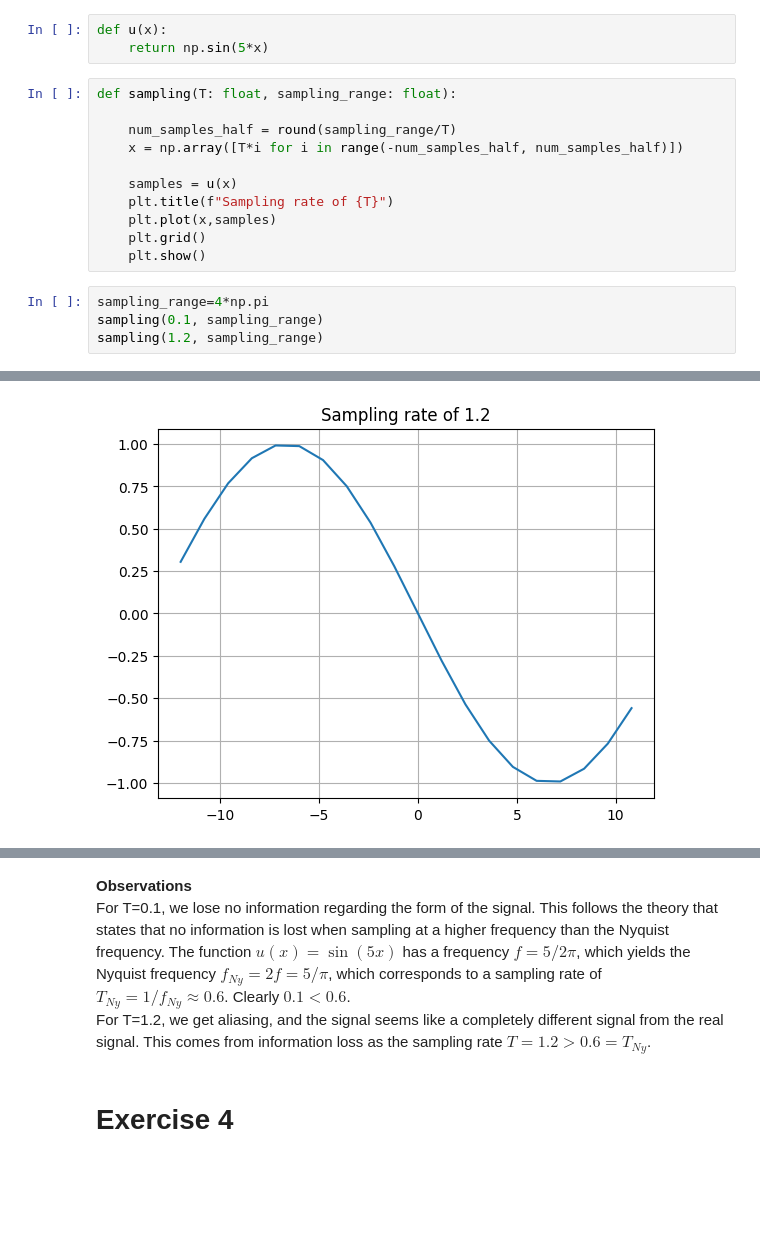
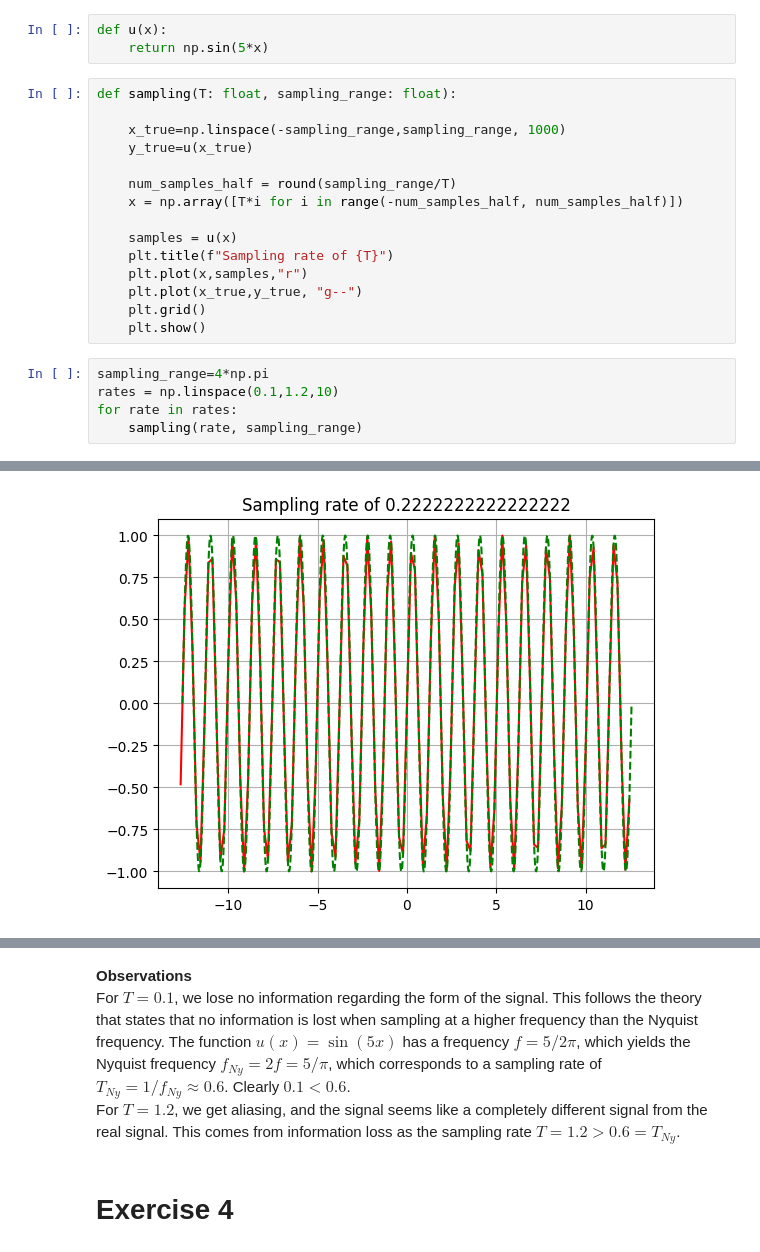
Before and after one commit to sindrol/Image-Processing, a Jupyter notebook: Exercise4.ipynb, the cells around one changed output, grey strips where cells are left out. Drawn from its saved outputs; the diff is of its cells as text; blank space fills up the shorter version.

```diff
--- a/Exercise4.ipynb
+++ b/Exercise4.ipynb
@@ -13,17 +14,22 @@ def u(x):
     return np.sin(5*x)
 # %%
 def sampling(T: float, sampling_range: float):
+
+    x_true=np.linspace(-sampling_range,sampling_range, 1000)
+    y_true=u(x_true)
 
     num_samples_half = round(sampling_range/T)
     x = np.array([T*i for i in range(-num_samples_half, num_samples_half)])
 
     samples = u(x)
     plt.title(f"Sampling rate of {T}")
-    plt.plot(x,samples)
+    plt.plot(x,samples,"r")
+    plt.plot(x_true,y_true, "g--")
     plt.grid()
     plt.show()
 # %%
 sampling_range=4*np.pi
-sampling(0.1, sampling_range)
-sampling(1.2, sampling_range)
+rates = np.linspace(0.1,1.2,10)
+for rate in rates:
+    sampling(rate, sampling_range)
 # %% [output]
@@ -31 +37 @@ sampling(1.2, sampling_range)
-[figure, old version]
+[figure, new version]
@@ -32,7 +46,7 @@ sampling(1.2, sampling_range)
 # %% [markdown]
 **Observations**
-For T=0.1, we lose no information regarding the form of the signal. This follows the theory that states that no information is lost when sampling at a higher frequency than the Nyquist frequency. The function $u(x)=\sin(5x)$ has a frequency $f=5/2\pi$, which yields the Nyquist frequency $f_{Ny}=2f =5/\pi$, which corresponds to a sampling rate of $T_{Ny} = 1/f_{Ny} \approx 0.6$. Clearly $0.1<0.6$.
-For T=1.2, we get aliasing, and the signal seems like a completely different signal from the real signal. This comes from information loss as the sampling rate $T = 1.2 > 0.6 = T_{Ny}$.
+For $T=0.1$, we lose no information regarding the form of the signal. This follows the theory that states that no information is lost when sampling at a higher frequency than the Nyquist frequency. The function $u(x)=\sin(5x)$ has a frequency $f=5/2\pi$, which yields the Nyquist frequency $f_{Ny}=2f =5/\pi$, which corresponds to a sampling rate of $T_{Ny} = 1/f_{Ny} \approx 0.6$. Clearly $0.1<0.6$.
+For $T=1.2$, we get aliasing, and the signal seems like a completely different signal from the real signal. This comes from information loss as the sampling rate $T = 1.2 > 0.6 = T_{Ny}$.
 # %% [markdown]
 # Exercise 4
 # %%
```
Also changed, not shown: parts of 6 cells of this notebook.
